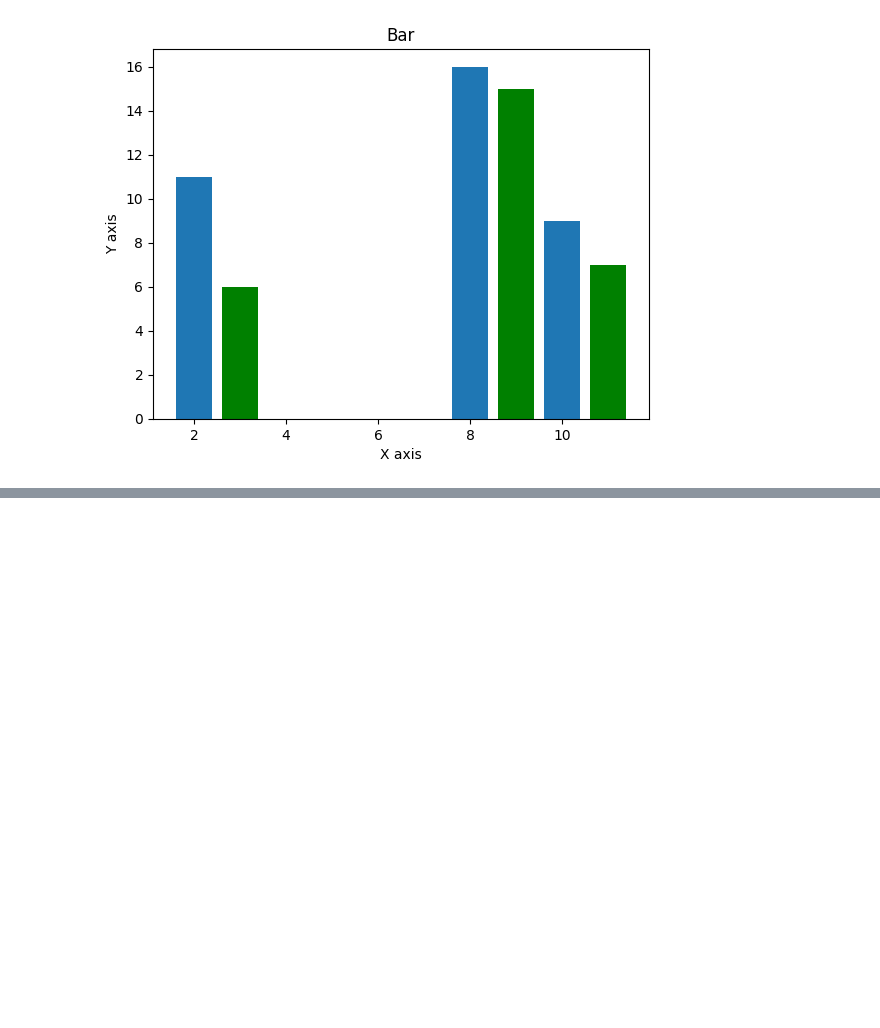
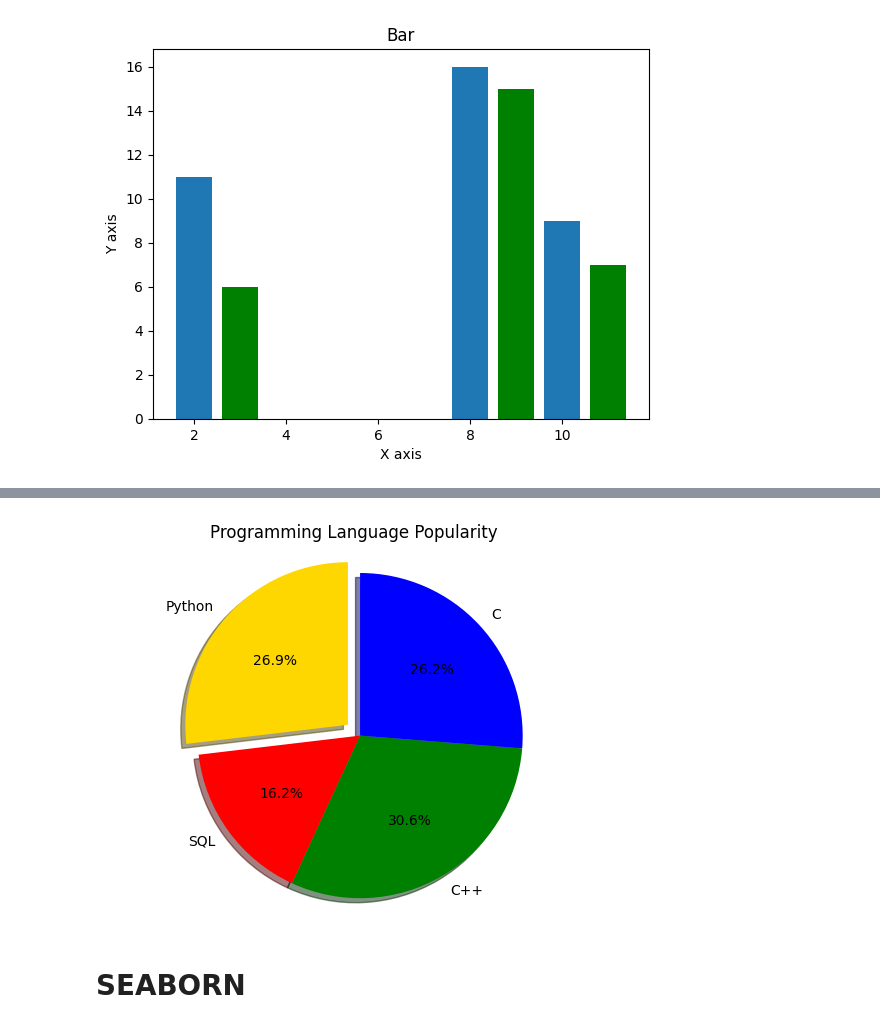
Before and after one commit to SUDHAN1022/Python-for-data-science, a Jupyter notebook: python_series.ipynb, the cells around one changed output, grey strips where cells are left out. Cells and saved outputs as stored; diff of their text form; code cells hidden in the pictures; blank space fills up the shorter version.

```diff
--- a/python_series.ipynb
+++ b/python_series.ipynb
@@ -627,0 +666,32 @@ Text(0, 0.5, 'Y axis')
+# %%
+import matplotlib.pyplot as plt
+
+# Data for the pie chart
+sizes = [215, 130, 245, 210]
+labels = ["Python", "SQL", "C++", "C"]
+explode = (0.1, 0, 0, 0)  # "explode" the first slice
+colors = ["Gold", "Red", "Green", "Blue"]
+
+# Creating the pie chart
+plt.pie(
+    sizes,
+    explode=explode,
+    colors=colors,
+    labels=labels,
+    autopct='%1.1f%%',  # Display percentage to 1 decimal place
+    shadow=True,        # Add a shadow
+    startangle=90       # Rotate the start angle for better visualization
+)
+
+# Ensure the pie chart is a circle
+plt.axis('equal')
+
+# Adding a title
+plt.title("Programming Language Popularity")
+
+# Display the chart
+plt.show()
+# %% [output]
+[figure, added]
+# %% [markdown]
+# SEABORN
```
Also changed, not shown: parts of 32 cells of this notebook.
